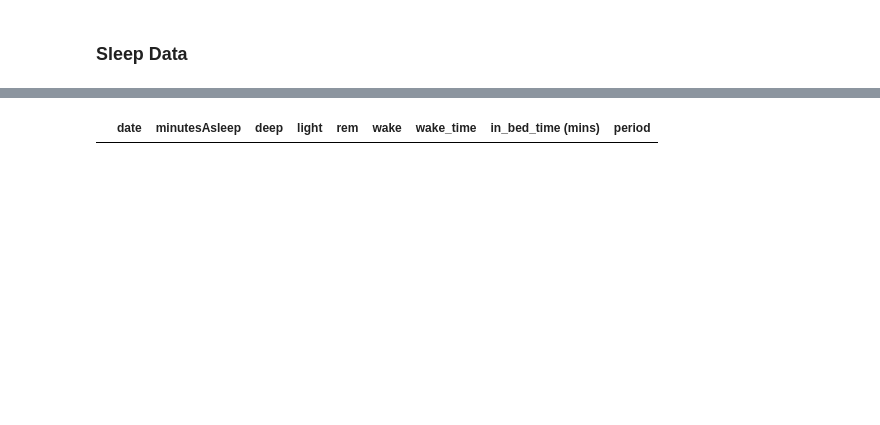
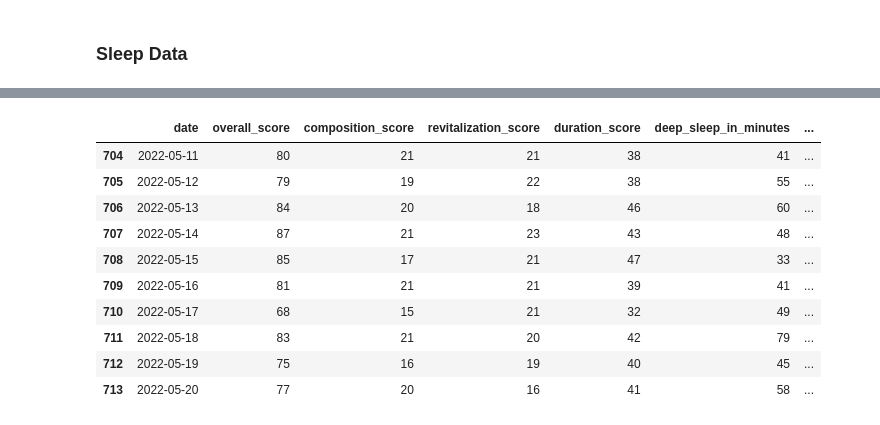
Before and after one commit to Xannadoo/DataVis_2022_project, a Jupyter notebook: Data Loading Cleaning Exploration.ipynb, the cells around one changed output, grey strips where cells are left out. Saved outputs shown, nothing was run; the diff lists cells and outputs as text; code cells hidden in the pictures; blank space fills up the shorter version.

```diff
--- a/Data Loading Cleaning Exploration.ipynb
+++ b/Data Loading Cleaning Exploration.ipynb
@@ -50,6 +50,7 @@ supe = pd.DataFrame()
 for fi in sleep_files:
     sleep = pd.read_json('sleep/sleep-' + fi + '.json')
     sleep['endTime'] = pd.to_datetime(sleep['endTime'])
+    sleep['startTime'] = pd.to_datetime(sleep['startTime'])
 
     sleep = sleep[sleep['mainSleep']==True]
     temp = pd.DataFrame()
@@ -81,13 +82,20 @@ for fi in sleep_files:
     temp = temp.T
     temp.columns = ['deep','wake', 'light','rem']
 
-    sleep = sleep[['endTime', 'minutesAsleep']]
+    sleep = sleep[['startTime', 'endTime', 'minutesAsleep']]
     sleep = pd.concat([sleep, temp], axis=1)
     sleep['date'] = sleep['endTime'].dt.date
+    sleep['in_bed_time'] = sleep['startTime'].dt.time
+    sleep['in_bed_hour'] = sleep['startTime'].dt.round('H').dt.hour
+
     sleep['wake_time'] = sleep['endTime'].dt.time
+    sleep['wake_hour'] = sleep['endTime'].dt.round('H').dt.hour
+
     sleep.drop('endTime', axis=1, inplace=True)
-    sleep = sleep[['date','minutesAsleep','deep','light','rem','wake', 'wake_time']]
+    #print(sleep.columns)
+    sleep = sleep[['date','minutesAsleep','deep','light','rem','wake', 'in_bed_time','in_bed_hour', 'wake_time', 'wake_hour']]
 
     sleep['in_bed_time (mins)'] = sleep['minutesAsleep'] + sleep['wake']
 
     supe = pd.concat([supe, sleep], axis=0)
+supe.tail()
@@ -102,6 +117,10 @@ supe.set_index('date', inplace=True)
 scores = scores.join(supe, on='date', how='left', lsuffix='s')
 scores.set_index('date', inplace=True)
 scores.to_csv('interim_data/sleep.csv')
+# %%
+supe = scores.copy()
+# %%
+supe = supe.sort_index()
 # %%
 print(supe.shape[0])
 supe.dropna(inplace=True)
@@ -124,4 +148,4 @@ supe.head()
 for d in supe.index:
     for i in per.index:
         if supe.iloc[d]['date'] >= per.iloc[i]['period_start_date'] and supe.iloc[d]['date'] <= per.iloc[i]['period_end_date']:
-            supe.iloc[d]['period'] = 1
+            supe.loc[d,'period'] = 1
@@ -133,5 +152,15 @@ See the caveats in the documentation: https://pandas.pydata.org/pandas-docs/stab
 # %%
 supe[supe['period']==1]
-#supe.head()
+supe.tail(10)
 # %% [output]
-|  | date | minutesAsleep | deep | light | rem | wake | wake_time | in_bed_time (mins) | period |
+|  | date | overall_score | composition_score | revitalization_score | duration_score | deep_sleep_in_minutes | ... |
+| 704 | 2022-05-11 | 80 | 21 | 21 | 38 | 41 | ... |
+| 705 | 2022-05-12 | 79 | 19 | 22 | 38 | 55 | ... |
+| 706 | 2022-05-13 | 84 | 20 | 18 | 46 | 60 | ... |
+| 707 | 2022-05-14 | 87 | 21 | 23 | 43 | 48 | ... |
+| 708 | 2022-05-15 | 85 | 17 | 21 | 47 | 33 | ... |
+| 709 | 2022-05-16 | 81 | 21 | 21 | 39 | 41 | ... |
+| 710 | 2022-05-17 | 68 | 15 | 21 | 32 | 49 | ... |
+| 711 | 2022-05-18 | 83 | 21 | 20 | 42 | 79 | ... |
+| 712 | 2022-05-19 | 75 | 16 | 19 | 40 | 45 | ... |
+| 713 | 2022-05-20 | 77 | 20 | 16 | 41 | 58 | ... |
```
Also changed, not shown: parts of 16 cells of this notebook, 12 other files.
